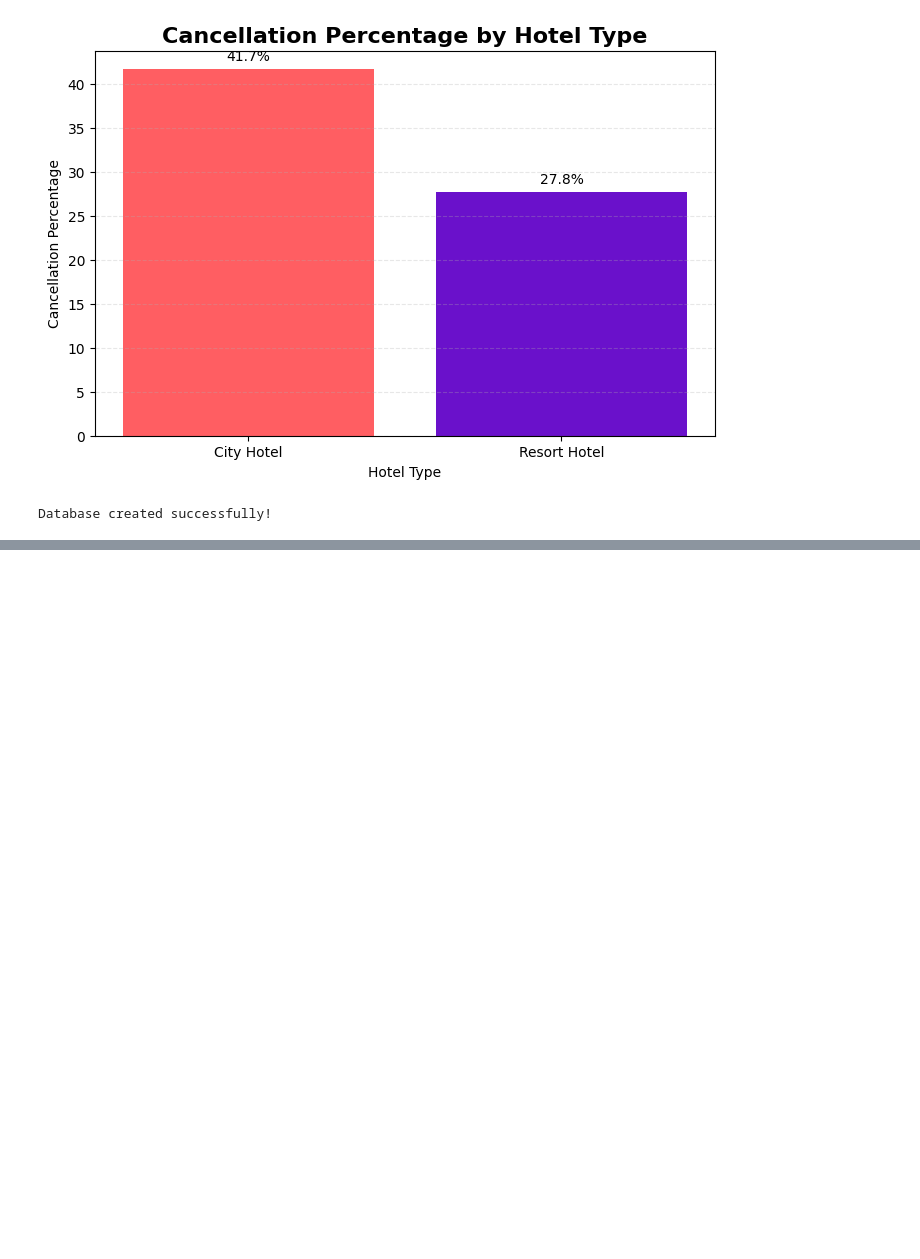
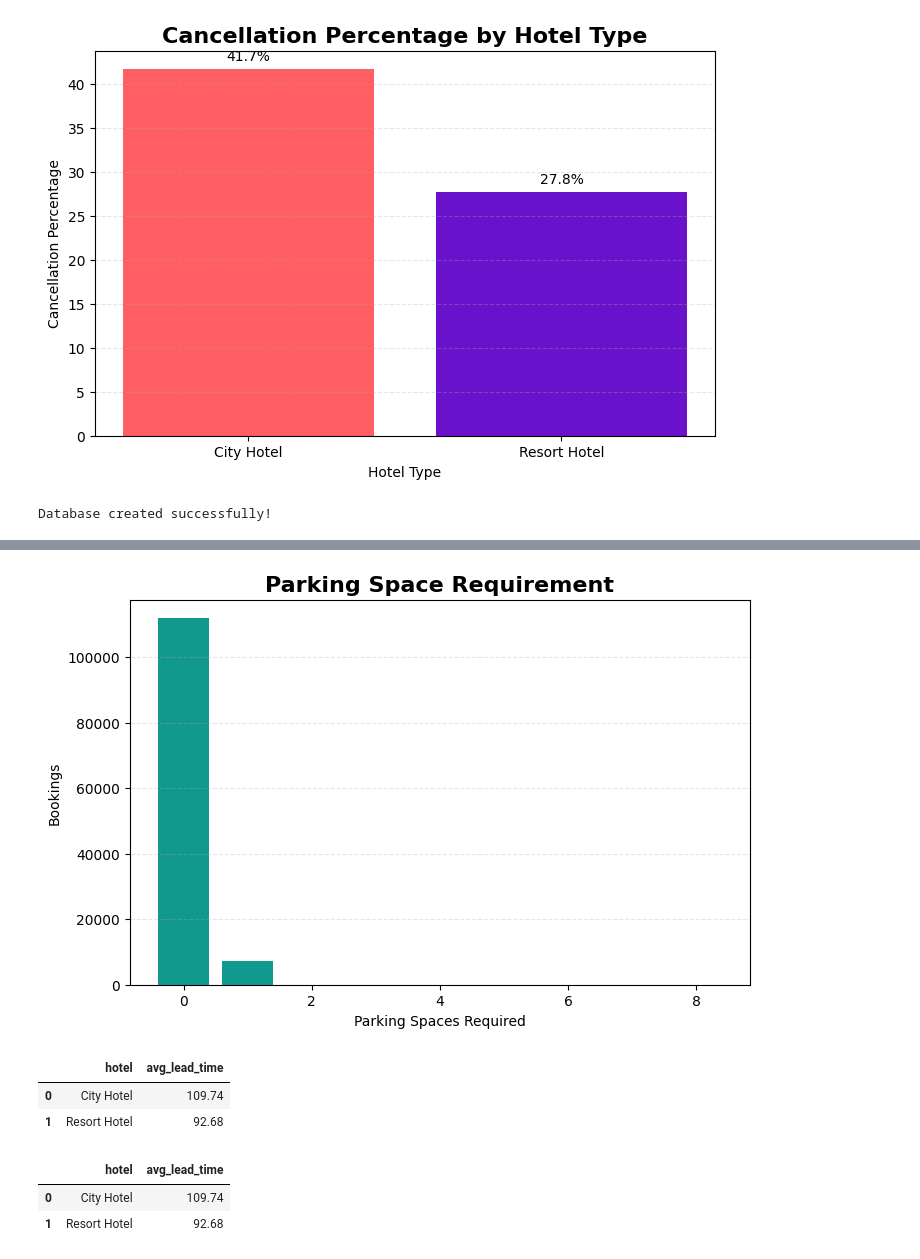
Before and after one commit to Noora624/Hotel-Analytics-System, a Jupyter notebook: notebooks/01_data_understanding.ipynb, the cells around one changed output, grey strips where cells are left out. Saved outputs shown, nothing was run; the diff lists cells and outputs as text; code cells hidden in the pictures; blank space fills up the shorter version.

```diff
--- a/notebooks/01_data_understanding.ipynb
+++ b/notebooks/01_data_understanding.ipynb
@@ -455,0 +721,17 @@ Database created successfully!
+# %%
+# =========================================
+# Parking Space Requirement Analysis
+# =========================================
+
+query = """
+SELECT
+    required_car_parking_spaces,
+    COUNT(*) AS total_bookings
+FROM hotel_bookings
+GROUP BY required_car_parking_spaces
+ORDER BY required_car_parking_spaces;
+"""
+
+parking_sql = pd.read_sql(query, conn)
+
+parking_sql
@@ -455,0 +745,63 @@ Database created successfully!
+# %%
+plt.figure(figsize=(8,5))
+
+bars = plt.bar(
+    parking_sql['required_car_parking_spaces'],
+    parking_sql['total_bookings'],
+    color='#11998e'
+)
+
+plt.title(
+    "Parking Space Requirement",
+    fontsize=16,
+    fontweight='bold'
+)
+
+plt.xlabel("Parking Spaces Required")
+plt.ylabel("Bookings")
+
+plt.grid(axis='y', linestyle='--', alpha=0.3)
+
+plt.show()
+# %% [output]
+[figure, added]
+# %%
+# =========================================
+# Average Lead Time by Hotel Type
+# =========================================
+
+query = """
+SELECT
+    hotel,
+    ROUND(AVG(lead_time), 2) AS avg_lead_time
+FROM hotel_bookings
+GROUP BY hotel;
+"""
+
+lead_sql = pd.read_sql(query, conn)
+
+lead_sql
+# %% [output]
+|  | hotel | avg_lead_time |
+| 0 | City Hotel | 109.74 |
+| 1 | Resort Hotel | 92.68 |
+# %%
+# =========================================
+# Average Lead Time by Hotel Type
+# =========================================
+
+query = """
+SELECT
+    hotel,
+    ROUND(AVG(lead_time), 2) AS avg_lead_time
+FROM hotel_bookings
+GROUP BY hotel;
+"""
+
+lead_sql = pd.read_sql(query, conn)
+
+lead_sql
+# %% [output]
+|  | hotel | avg_lead_time |
+| 0 | City Hotel | 109.74 |
+| 1 | Resort Hotel | 92.68 |
```
Also changed, not shown: parts of 16 cells of this notebook, 1 other file.
